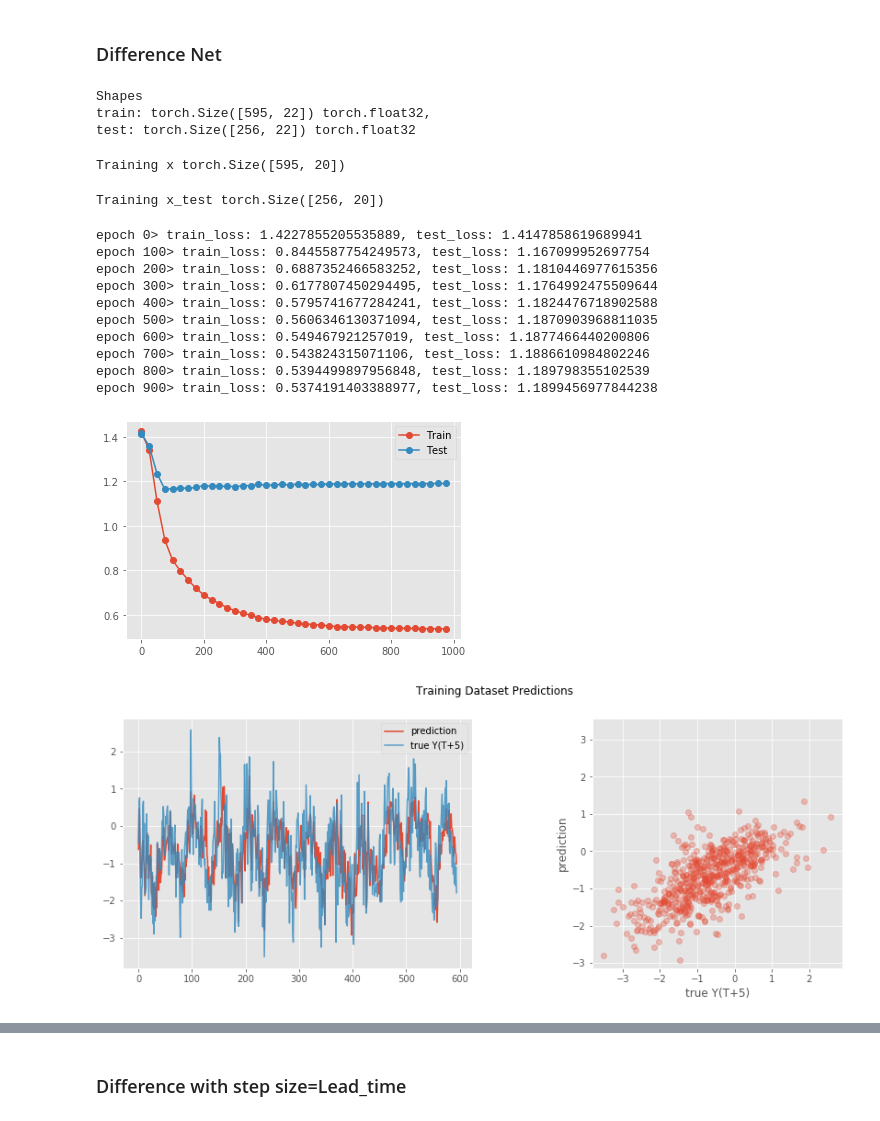
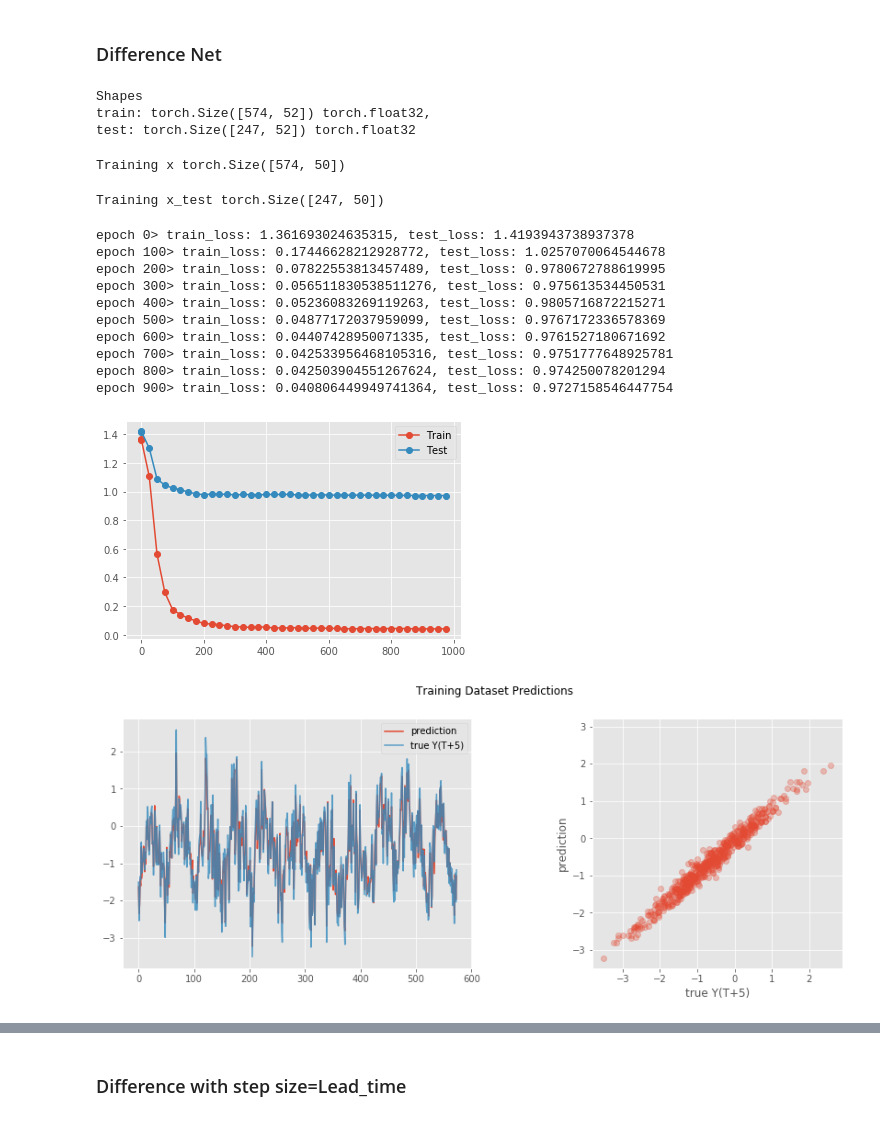
Before and after one commit to mshagirov/datathon2020, a Jupyter notebook: NN102/2_train_nn_week2.ipynb, the cells around one changed output, grey strips where cells are left out. Drawn from its saved outputs; the diff is of its cells as text; code cells hidden in the pictures.

```diff
--- a/NN102/2_train_nn_week2.ipynb
+++ b/NN102/2_train_nn_week2.ipynb
@@ -82,9 +84,9 @@ Persistence: {'lead_time': 5, 'Persistence_Euclidean': 0.7021652369157633, 'Pers
 ### Naive Window
 # %%
 # Training data
-with open('train_preprocessed_naivewin21.npy', 'rb') as f:
+with open('train_preprocessed_naivewin51.npy', 'rb') as f:
     X_train = torch.from_numpy(np.load(f).astype(np.float32))# Testing data
-with open('test_preprocessed_naivewin21.npy', 'rb') as f:
+with open('test_preprocessed_naivewin51.npy', 'rb') as f:
     X_test = torch.from_numpy(np.load(f).astype(np.float32))
 print('Shapes\ntrain: {} {},\ntest: {} {}'.format(X_train.shape, X_train.dtype,
                                                   X_test.shape, X_test.dtype))
@@ -224,16 +226,16 @@ Test lag peak:5
 ### Difference Net
 # %%
 # Training data
-with open('train_preprocessed_diff21.npy', 'rb') as f:
+with open('train_preprocessed_diff51.npy', 'rb') as f:
     X_train = torch.from_numpy(np.load(f).astype(np.float32))# Testing data
-with open('test_preprocessed_diff21.npy', 'rb') as f:
+with open('test_preprocessed_diff51.npy', 'rb') as f:
     X_test = torch.from_numpy(np.load(f).astype(np.float32))
 print('Shapes\ntrain: {} {},\ntest: {} {}'.format(X_train.shape, X_train.dtype,
                                                   X_test.shape, X_test.dtype))
 # %% [output]
 Shapes
-train: torch.Size([595, 22]) torch.float32,
-test: torch.Size([256, 22]) torch.float32
+train: torch.Size([574, 52]) torch.float32,
+test: torch.Size([247, 52]) torch.float32
 # %%
 x = X_train[:,2:].to(device) # Y(T+0)-Y(T-1),Y(T-1)-Y(T-2),...,
 Y0 = X_train[:,1].reshape(-1,1).to(device) #Y(T+0)
@@ -241,7 +243,7 @@ y = X_train[:,:1].to(device) # Y(T+5)
 
 print(f'Training x {x.shape}')
 # %% [output]
-Training x torch.Size([595, 20])
+Training x torch.Size([574, 50])
 # %%
 x_test = X_test[:,2:].to(device) # Y(T+0)-Y(T-1),Y(T-1)-Y(T-2),...,
 Y0_test = X_test[:,1].reshape(-1,1).to(device) #Y(T+0)
@@ -249,11 +251,11 @@ y_test = X_test[:,:1].to(device) # Y(T+5)
 
 print(f'Training x_test {x_test.shape}')
 # %% [output]
-Training x_test torch.Size([256, 20])
+Training x_test torch.Size([247, 50])
 # %%
 # Network size:
 input_dim = x.shape[1]
-layer_dims = [64,32,16]
+layer_dims = [128,64,32]
 dropout_p = [.25] # []: no dropout, [.2] : all p=0.2, [0.1, 0, .2,...]: layerwise
 output_dim = 1
 # Training parameters
@@ -273,7 +275,7 @@ gamma= 0.599484 # drop the learning rate by a factor of 1/"gamma"
 net, opt = get_model('diffNet','Adam',
                      model_kwargs={'input_dim':input_dim,'layer_dims':layer_dims,'output_dim':output_dim,
                                   'dropout_p':dropout_p},
-                    solver_kwargs={'lr':learning_rate})
+                    solver_kwargs={'lr':learning_rate},device=device)
 
 scheduler = torch.optim.lr_scheduler.StepLR(opt, step_size=step_size, gamma=gamma) # lr scheduler
 train_epochs, train_loss, test_loss = train_model(net,(x,Y0),y,
@@ -285,32 +287,32 @@ plt.plot(train_epochs,train_loss,'o-',label='Train')
 plt.plot(train_epochs,test_loss,'o-',label='Test')
 plt.legend();
 # %% [output]
-epoch 0> train_loss: 1.4227855205535889, test_loss: 1.4147858619689941
-epoch 100> train_loss: 0.8445587754249573, test_loss: 1.167099952697754
-epoch 200> train_loss: 0.6887352466583252, test_loss: 1.1810446977615356
-epoch 300> train_loss: 0.6177807450294495, test_loss: 1.1764992475509644
-epoch 400> train_loss: 0.5795741677284241, test_loss: 1.1824476718902588
-epoch 500> train_loss: 0.5606346130371094, test_loss: 1.1870903968811035
-epoch 600> train_loss: 0.549467921257019, test_loss: 1.1877466440200806
-epoch 700> train_loss: 0.543824315071106, test_loss: 1.1886610984802246
-epoch 800> train_loss: 0.5394499897956848, test_loss: 1.189798355102539
-epoch 900> train_loss: 0.5374191403388977, test_loss: 1.1899456977844238
+epoch 0> train_loss: 1.361693024635315, test_loss: 1.4193943738937378
+epoch 100> train_loss: 0.17446628212928772, test_loss: 1.0257070064544678
+epoch 200> train_loss: 0.07822553813457489, test_loss: 0.9780672788619995
+epoch 300> train_loss: 0.056511830538511276, test_loss: 0.975613534450531
+epoch 400> train_loss: 0.05236083269119263, test_loss: 0.9805716872215271
+epoch 500> train_loss: 0.04877172037959099, test_loss: 0.9767172336578369
+epoch 600> train_loss: 0.04407428950071335, test_loss: 0.9761527180671692
+epoch 700> train_loss: 0.042533956468105316, test_loss: 0.9751777648925781
+epoch 800> train_loss: 0.042503904551267624, test_loss: 0.974250078201294
+epoch 900> train_loss: 0.040806449949741364, test_loss: 0.9727158546447754
-[figure, old version]
+[figure, new version]
 # %%
 net.eval()
-pred = net(x,Y0).detach().numpy()
-target = y.numpy()
+pred = net(x,Y0).detach().cpu().numpy()
+target = y.cpu().numpy()
 _,axs=plt.subplots(nrows=1,ncols=2,figsize=[15,5])
 axs[0].plot(pred,label='prediction')
 axs[0].plot(target,label='true Y(T+5)',alpha=.8)
 axs[0].legend()
 axs[1].plot(target,pred,'o',alpha=.3)
 axs[1].set_xlabel('true Y(T+5)')
 axs[1].set_ylabel('prediction')
 axs[1].axis('square')
 
 plt.suptitle('Training Dataset Predictions');
 # %% [output]
-[figure, old version]
+[figure, new version]
 # %%
 net.eval()
```
Also changed, not shown: parts of 28 cells of this notebook, 9 other files.
